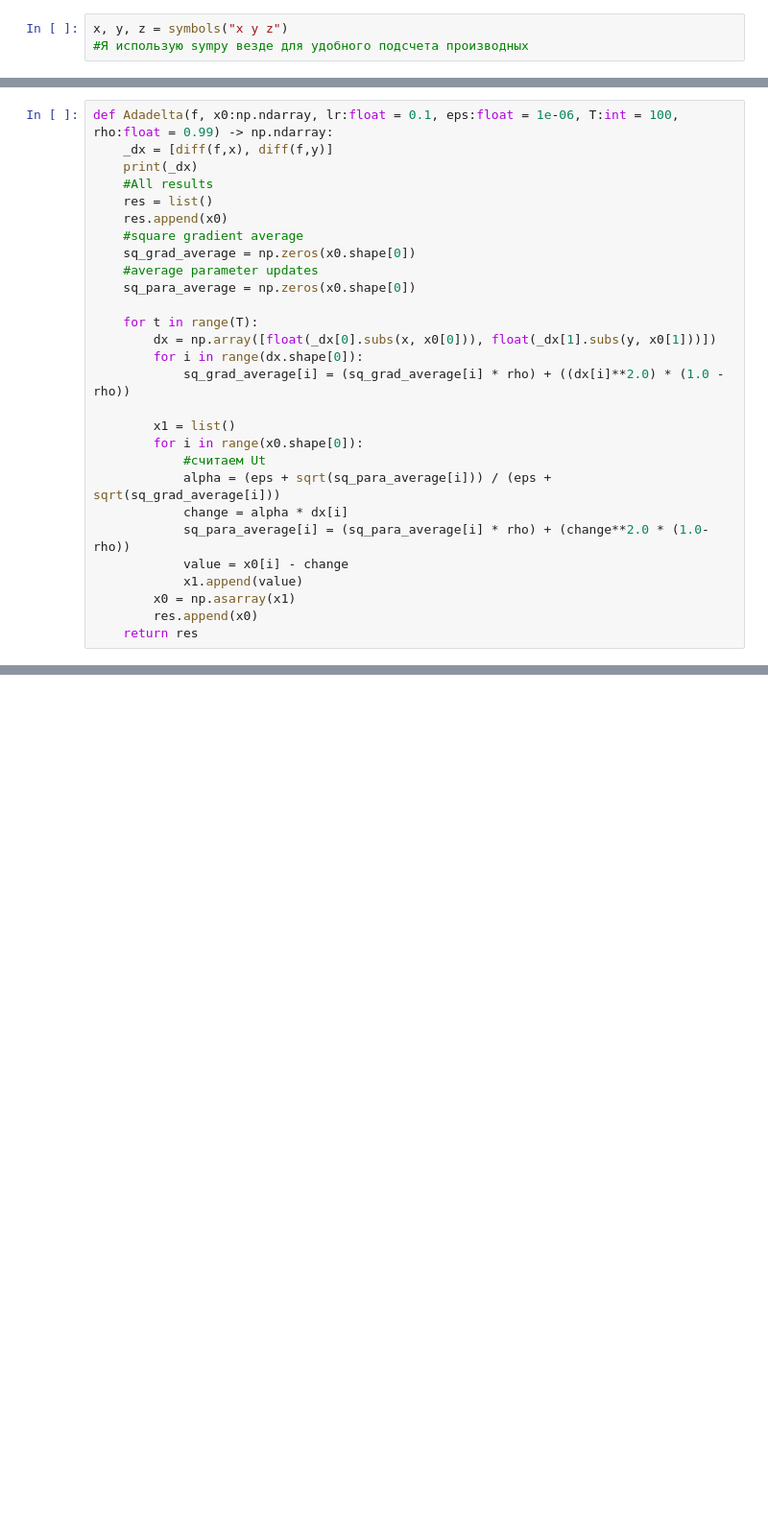
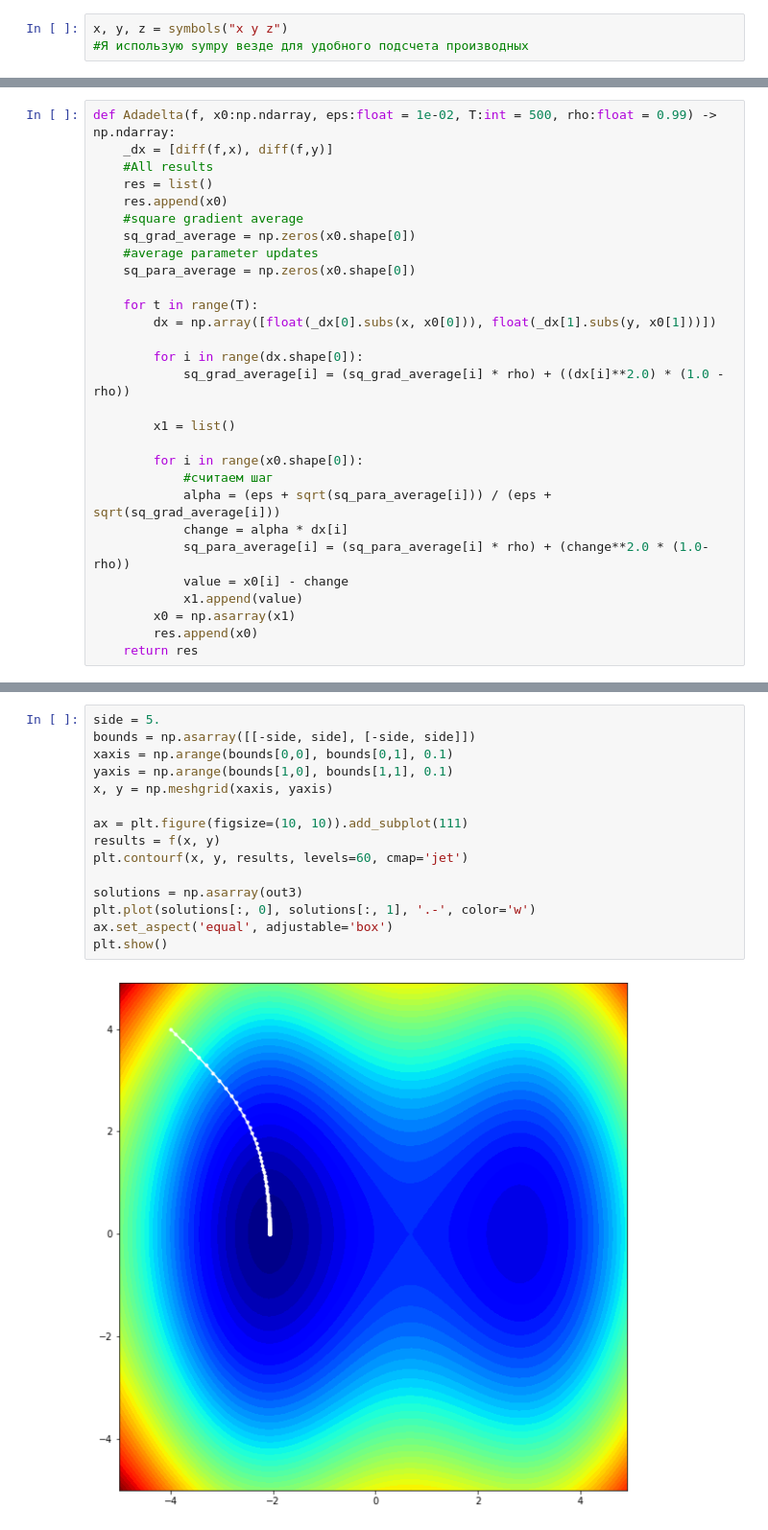
Before and after one commit to xentellion/ML_AI_Homework, a Jupyter notebook: GradDescend.ipynb, the cells around one changed output, grey strips where cells are left out. Shown: that part at 96% size. Saved outputs shown, nothing was run; the diff lists cells and outputs as text; blank space fills up the shorter version.

```diff
--- a/GradDescend.ipynb
+++ b/GradDescend.ipynb
@@ -56,9 +55,8 @@ def GradDesImpulse(f, x0:np.ndarray, lr:float = 0.1, eps:float = 1e-06, T:float
             break
     return res
 # %%
-def Adadelta(f, x0:np.ndarray, lr:float = 0.1, eps:float = 1e-06, T:int = 100, rho:float = 0.99) -> np.ndarray:
+def Adadelta(f, x0:np.ndarray, eps:float = 1e-02, T:int = 500, rho:float = 0.99) -> np.ndarray:
     _dx = [diff(f,x), diff(f,y)]
-    print(_dx)
     #All results
     res = list()
     res.append(x0)
@@ -69,12 +67,14 @@ def Adadelta(f, x0:np.ndarray, lr:float = 0.1, eps:float = 1e-06, T:int = 100, r
 
     for t in range(T):
         dx = np.array([float(_dx[0].subs(x, x0[0])), float(_dx[1].subs(y, x0[1]))])
+
         for i in range(dx.shape[0]):
             sq_grad_average[i] = (sq_grad_average[i] * rho) + ((dx[i]**2.0) * (1.0 - rho))
 
         x1 = list()
+
         for i in range(x0.shape[0]):
-            #считаем Ut
+            #считаем шаг
             alpha = (eps + sqrt(sq_para_average[i])) / (eps + sqrt(sq_grad_average[i]))
             change = alpha * dx[i]
             sq_para_average[i] = (sq_para_average[i] * rho) + (change**2.0 * (1.0-rho))
@@ -116,0 +133,17 @@ plt.show()
+# %%
+side = 5.
+bounds = np.asarray([[-side, side], [-side, side]])
+xaxis = np.arange(bounds[0,0], bounds[0,1], 0.1)
+yaxis = np.arange(bounds[1,0], bounds[1,1], 0.1)
+x, y = np.meshgrid(xaxis, yaxis)
+
+ax = plt.figure(figsize=(10, 10)).add_subplot(111)
+results = f(x, y)
+plt.contourf(x, y, results, levels=60, cmap='jet')
+
+solutions = np.asarray(out3)
+plt.plot(solutions[:, 0], solutions[:, 1], '.-', color='w')
+ax.set_aspect('equal', adjustable='box')
+plt.show()
+# %% [output]
+[figure, added]
```
Also changed, not shown: parts of 8 cells of this notebook.
